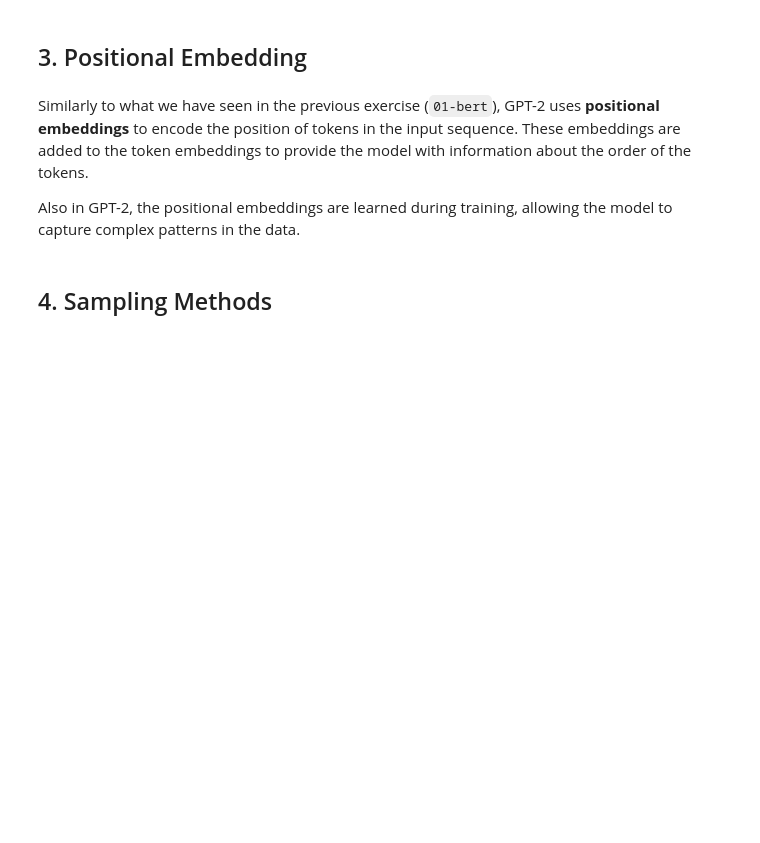
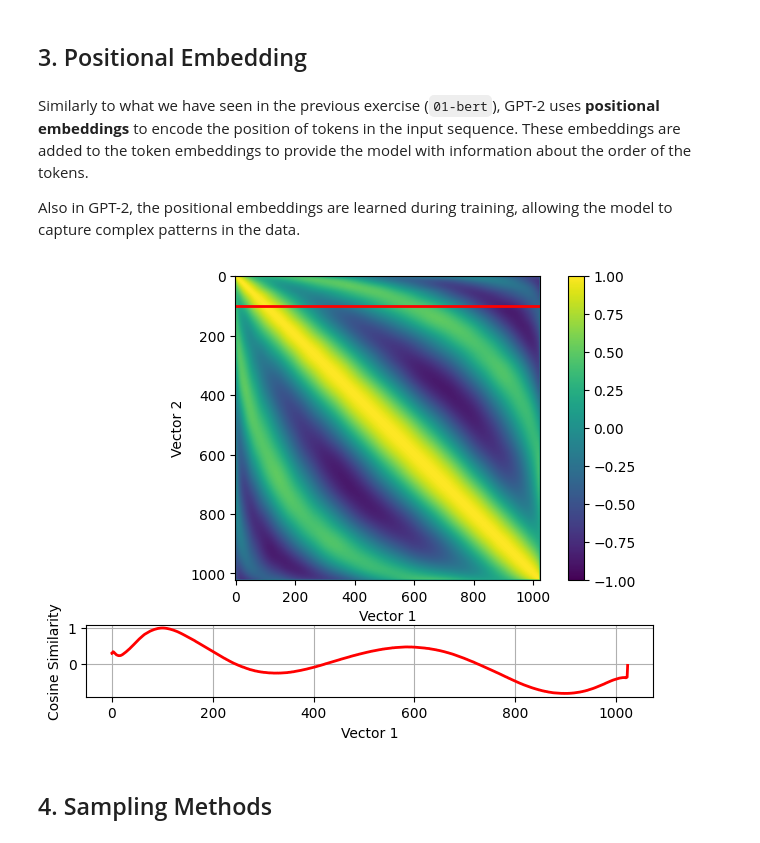
Before and after one commit to dbdmg/llm, a Jupyter notebook: lab03/solution-02-gpt2.ipynb, the cells around one changed output. Saved outputs shown, nothing was run; the diff lists cells and outputs as text; code cells hidden in the pictures; blank space fills up the shorter version.

```diff
--- a/lab03/solution-02-gpt2.ipynb
+++ b/lab03/solution-02-gpt2.ipynb
@@ -129,31 +158,40 @@ Similarly to what we have seen in the previous exercise (`01-bert`), GPT-2 uses
 Also in GPT-2, the positional embeddings are learned during training, allowing the model to capture complex patterns in the data.
 # %%
 import matplotlib.pyplot as plt
-import seaborn as sns
 from sklearn.metrics.pairwise import cosine_similarity
 
 # Extract learned positional embeddings from the model
 positional_embeddings = model.wpe.weight.detach().cpu().numpy()  # Shape: (1024, 768)
 
 # Compute cosine similarity between positional embeddings
 cosine_sim = cosine_similarity(positional_embeddings)
 
-# Plot cosine similarity heatmap
-plt.figure(figsize=(8, 6))
-sns.heatmap(cosine_sim, cmap='viridis')
-plt.title('Cosine Similarity between Positional Embeddings')
-plt.xlabel('Vector 1')
-plt.ylabel('Vector 2')
-plt.show()
+fig, ax = plt.subplot_mosaic("""
+AAA
+AAA
+AAA
+BBB""")
 
-# Plot cosine similarity for positional embedding 200
-plt.figure(figsize=(8, 4))
-plt.plot(cosine_sim[200], label='Cosine similarity for Vector 200')
-plt.xlabel('Vector 1')
-plt.ylabel('Cosine Similarity')
-plt.title('Cosine Similarity of Positional Embedding 200')
-plt.legend()
-plt.show()
+plt.tight_layout()
+
+# Plot the cosine similarity heatmap
+ax["A"].set_aspect('equal')
+cbar = ax["A"].imshow(cosine_sim, cmap='viridis', vmin=-1, vmax=1)
+ax["A"].set_xlabel('Vector 1')
+ax["A"].set_ylabel('Vector 2')
+ax["A"].axhline(100, c='r', lw=2)
+# add colorbar
+fig.colorbar(cbar, ax=ax["A"])
+
+
+# Plot the cosine similarity for a specific row
+
+ax["B"].plot(cosine_sim[100], c='r', lw=2)
+ax["B"].set_xlabel('Vector 1')
+ax["B"].set_ylabel('Cosine Similarity')
+ax["B"].grid()
+# %% [output]
+[figure, added]
 # %% [markdown]
 ## 4. Sampling Methods
 # %% [markdown]
```
Also changed, not shown: parts of 25 cells of this notebook.
